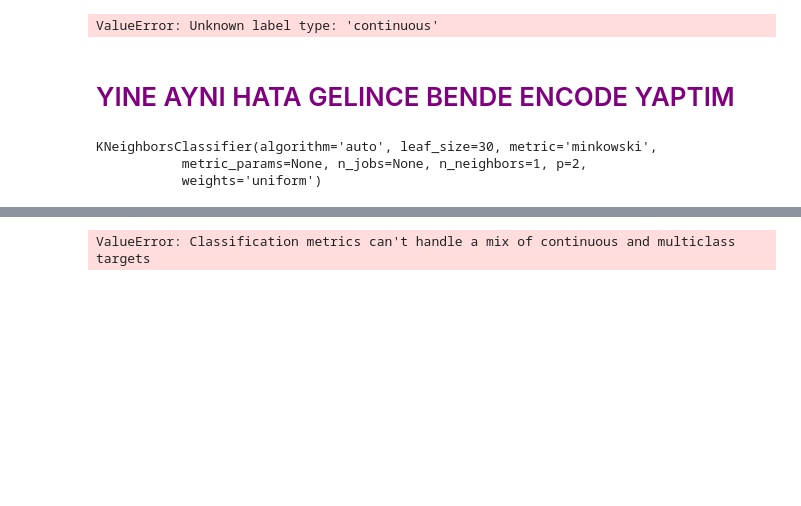
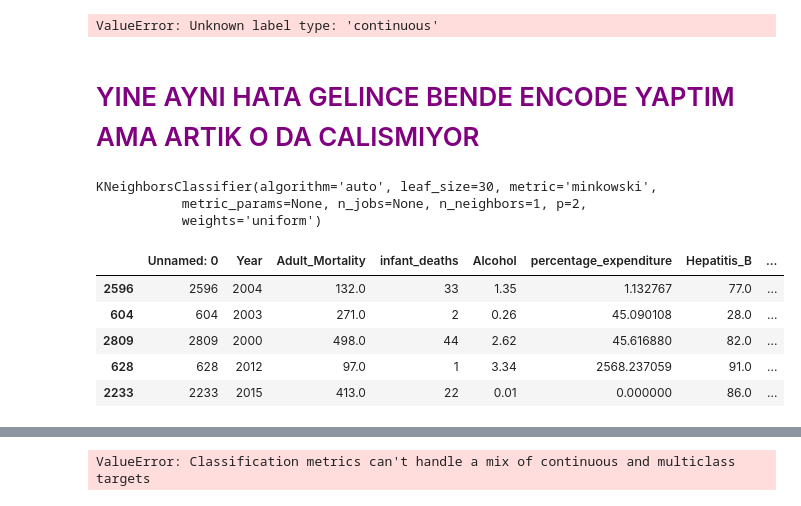
Before and after one commit to EceDolen/Bootcamp_-Bolum_8, a Jupyter notebook: Bolum 8- KNN.ipynb, the cells around one changed output, grey strips where cells are left out. Drawn from its saved outputs; the diff is of its cells as text; code cells hidden in the pictures; blank space fills up the shorter version.

```diff
--- a/Bolum 8- KNN.ipynb
+++ b/Bolum 8- KNN.ipynb
@@ -419,3 +414,6 @@ y = df_life.Life_Expectancy
+# %%
+X = df_life.drop('Life_Expectancy', axis=1)
+y = df_life.Life_Expectancy
 # %%
 from sklearn.model_selection import train_test_split
 # %%
@@ -426,7 +424,7 @@ knn.fit(X_train,y_train)
 # %% [output]
 ValueError: Unknown label type: 'continuous'
 # %% [markdown]
-# <font color= 'purple'>  YINE AYNI HATA GELINCE BENDE ENCODE YAPTIM
+# <font color= 'purple'>  YINE AYNI HATA GELINCE BENDE ENCODE YAPTIM AMA ARTIK O DA CALISMIYOR
 # %%
 y_train = le.fit_transform(y_train)
 # %%
@@ -436,6 +434,15 @@ knn.fit(X_train,y_train)
 KNeighborsClassifier(algorithm='auto', leaf_size=30, metric='minkowski',
            metric_params=None, n_jobs=None, n_neighbors=1, p=2,
            weights='uniform')
+# %%
+X_test.head()
+# %% [output]
+|  | Unnamed: 0 | Year | Adult_Mortality | infant_deaths | Alcohol | percentage_expenditure | Hepatitis_B | ... |
+| 2596 | 2596 | 2004 | 132.0 | 33 | 1.35 | 1.132767 | 77.0 | ... |
+| 604 | 604 | 2003 | 271.0 | 2 | 0.26 | 45.090108 | 28.0 | ... |
+| 2809 | 2809 | 2000 | 498.0 | 44 | 2.62 | 45.616880 | 82.0 | ... |
+| 628 | 628 | 2012 | 97.0 | 1 | 3.34 | 2568.237059 | 91.0 | ... |
+| 2233 | 2233 | 2015 | 413.0 | 22 | 0.01 | 0.000000 | 86.0 | ... |
 # %%
 X_test = le.fit_transform(X_test)
 # %% [output]
```
Also changed, not shown: parts of 14 cells of this notebook.
